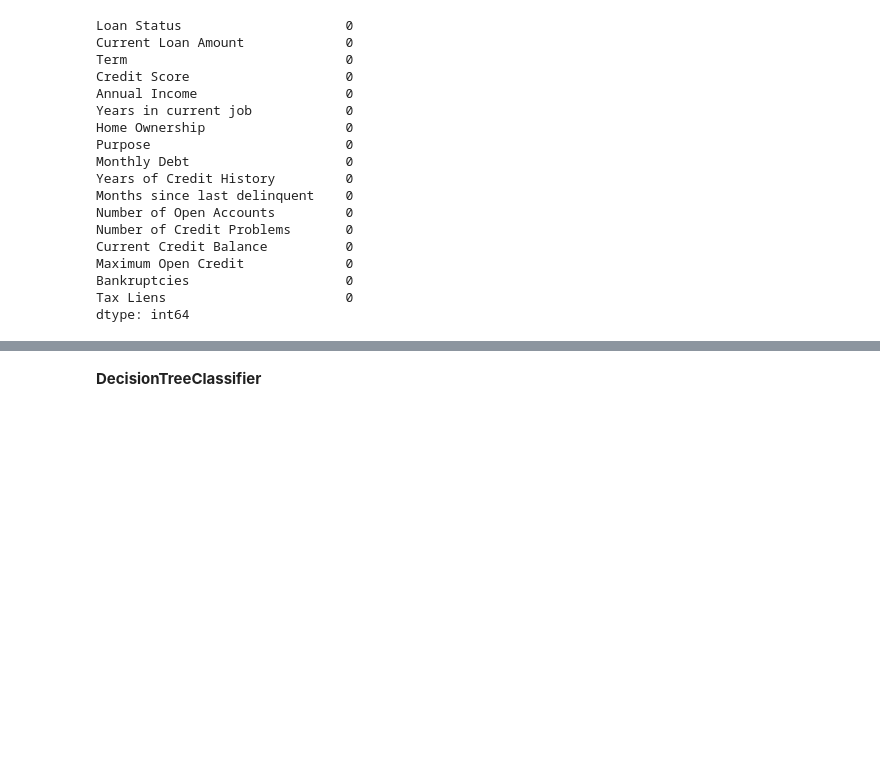
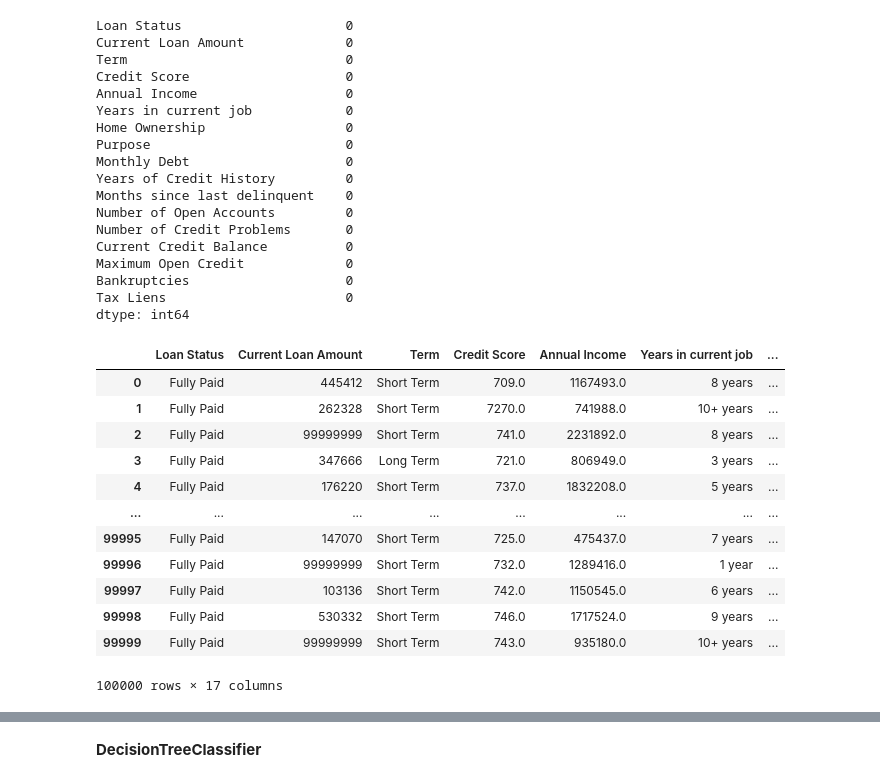
Before and after one commit to Master-sniffer/ML, a Jupyter notebook: TestsWithFrameworks/Optuna/Tests_With_GridSearchCV_&_Optuna.ipynb, the cells around one changed output, grey strips where cells are left out. Drawn from its saved outputs; the diff is of its cells as text; code cells hidden in the pictures; blank space fills up the shorter version.

```diff
--- a/TestsWithFrameworks/Optuna/Tests_With_GridSearchCV_&_Optuna.ipynb
+++ b/TestsWithFrameworks/Optuna/Tests_With_GridSearchCV_&_Optuna.ipynb
@@ -155,0 +150,16 @@ dtype: int64
+# %%
+df
+# %% [output]
+|  | Loan Status | Current Loan Amount | Term | Credit Score | Annual Income | Years in current job | ... |
+| 0 | Fully Paid | 445412 | Short Term | 709.0 | 1167493.0 | 8 years | ... |
+| 1 | Fully Paid | 262328 | Short Term | 7270.0 | 741988.0 | 10+ years | ... |
+| 2 | Fully Paid | 99999999 | Short Term | 741.0 | 2231892.0 | 8 years | ... |
+| 3 | Fully Paid | 347666 | Long Term | 721.0 | 806949.0 | 3 years | ... |
+| 4 | Fully Paid | 176220 | Short Term | 737.0 | 1832208.0 | 5 years | ... |
+| ... | ... | ... | ... | ... | ... | ... | ... |
+| 99995 | Fully Paid | 147070 | Short Term | 725.0 | 475437.0 | 7 years | ... |
+| 99996 | Fully Paid | 99999999 | Short Term | 732.0 | 1289416.0 | 1 year | ... |
+| 99997 | Fully Paid | 103136 | Short Term | 742.0 | 1150545.0 | 6 years | ... |
+| 99998 | Fully Paid | 530332 | Short Term | 746.0 | 1717524.0 | 9 years | ... |
+| 99999 | Fully Paid | 99999999 | Short Term | 743.0 | 935180.0 | 10+ years | ... |
+100000 rows × 17 columns
```
Also changed, not shown: parts of 65 cells of this notebook.
